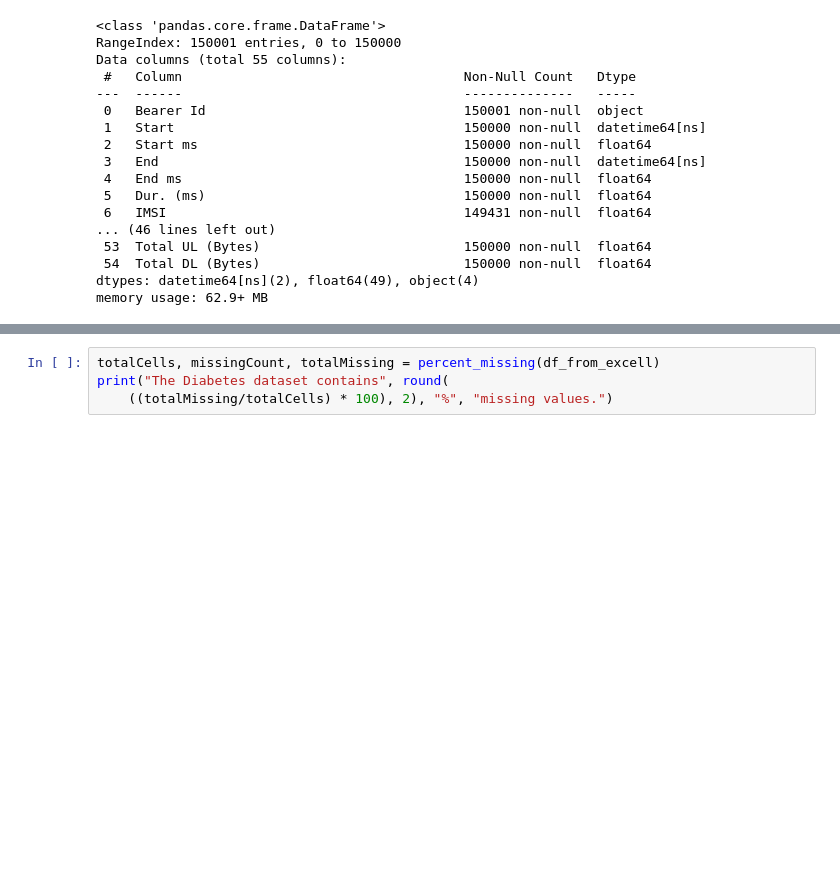
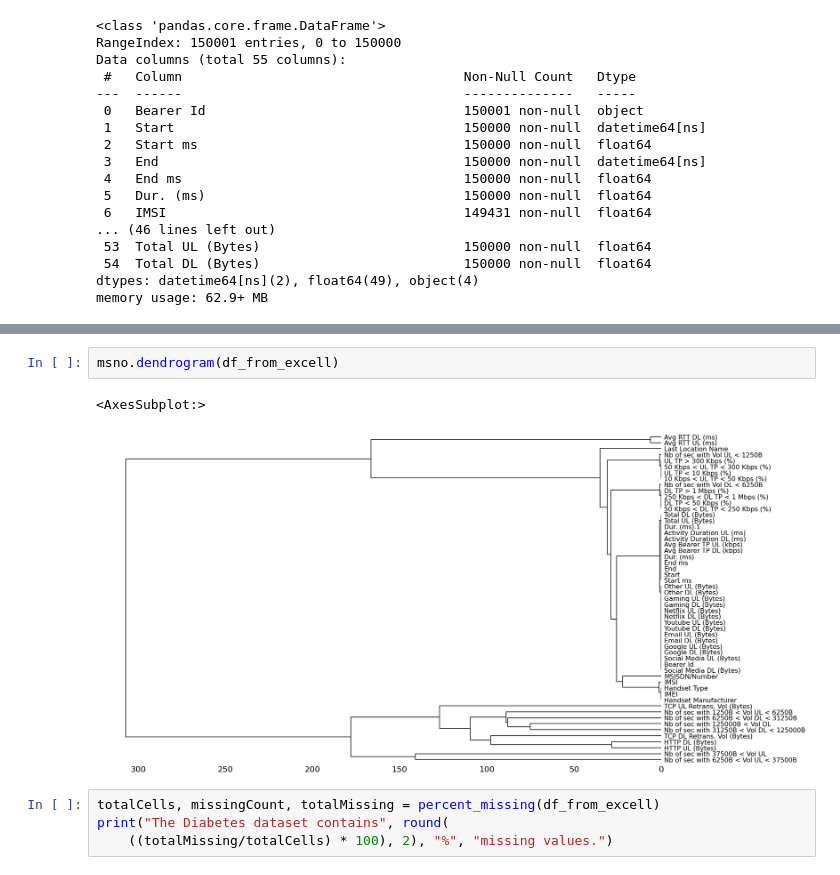
Before and after one commit to degagawolde/User-Analytics-Telecommunication-Industry, a Jupyter notebook: notebook/Data-Cleaning-Transforming-Extraction.ipynb, the cells around one changed output, grey strips where cells are left out. Cells and saved outputs as stored; diff of their text form; blank space fills up the shorter version.

```diff
--- a/notebook/Data-Cleaning-Transforming-Extraction.ipynb
+++ b/notebook/Data-Cleaning-Transforming-Extraction.ipynb
@@ -108,3 +128,8 @@ fig.savefig("missing_values_bar_chart.png")
+# %%
+msno.dendrogram(df_from_excell)
+# %% [output]
+<AxesSubplot:>
+[figure, added]
 # %%
 totalCells, missingCount, totalMissing = percent_missing(df_from_excell)
 print("The Diabetes dataset contains", round(
```
Also changed, not shown: parts of 13 cells of this notebook, 1 other file.
